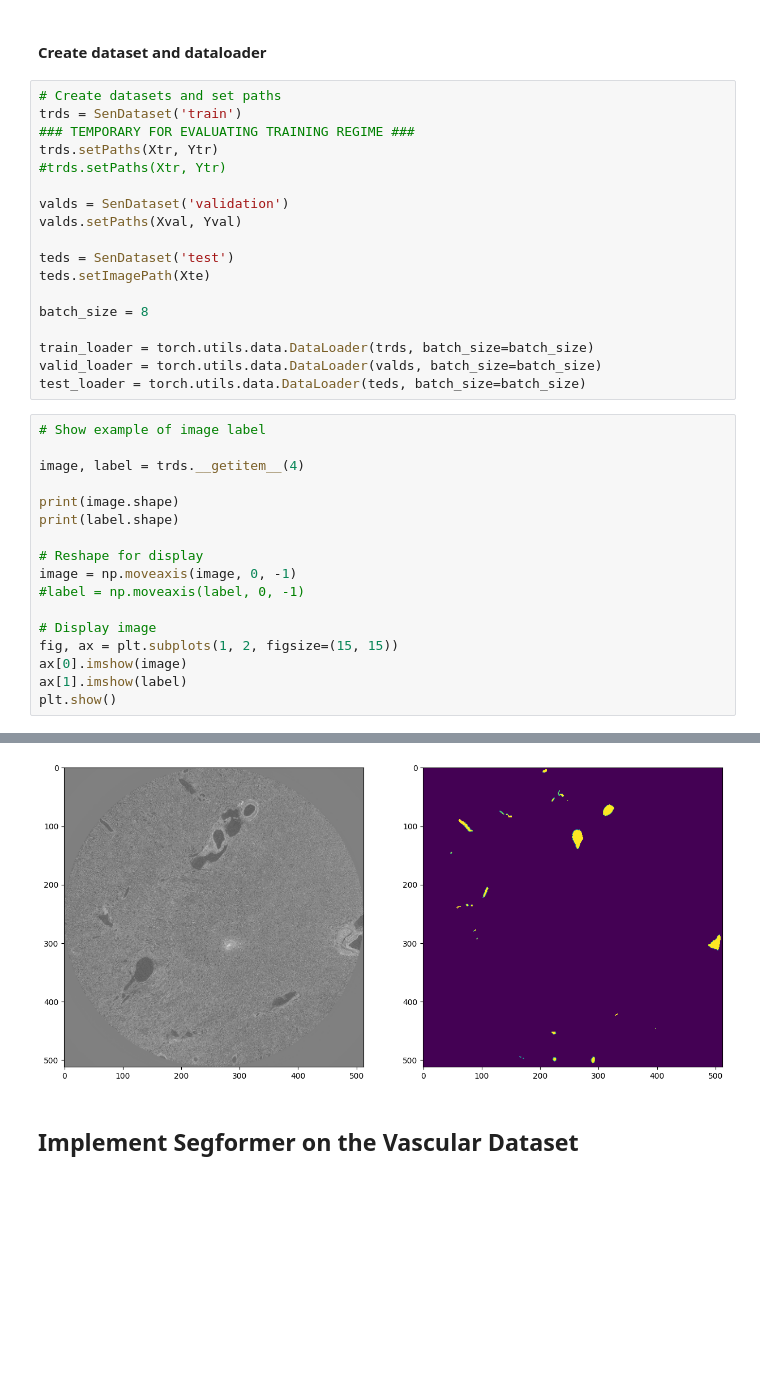
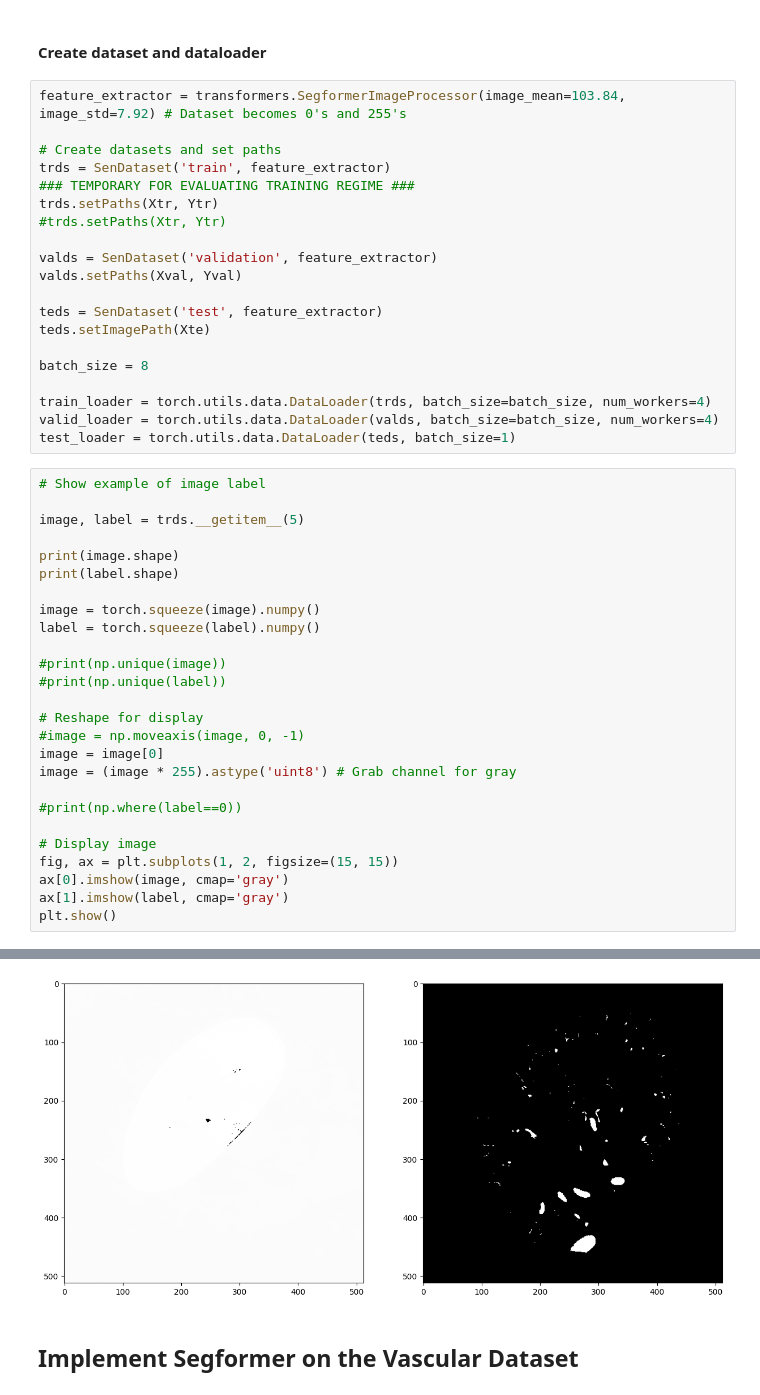
Before and after one commit to Akettle44/SenNetworks, a Jupyter notebook: notebook.ipynb, the cells around one changed output, grey strips where cells are left out. Drawn from its saved outputs; the diff is of its cells as text; blank space fills up the shorter version.

```diff
--- a/notebook.ipynb
+++ b/notebook.ipynb
@@ -178,38 +240,49 @@ Xval: (1486,), Yval: (1486,)
 # %% [markdown]
 #### Create dataset and dataloader
 # %%
+feature_extractor = transformers.SegformerImageProcessor(image_mean=103.84, image_std=7.92) # Dataset becomes 0's and 255's
+
 # Create datasets and set paths
-trds = SenDataset('train')
+trds = SenDataset('train', feature_extractor)
 ### TEMPORARY FOR EVALUATING TRAINING REGIME ###
 trds.setPaths(Xtr, Ytr)
 #trds.setPaths(Xtr, Ytr)
 
-valds = SenDataset('validation')
+valds = SenDataset('validation', feature_extractor)
 valds.setPaths(Xval, Yval)
 
-teds = SenDataset('test')
+teds = SenDataset('test', feature_extractor)
 teds.setImagePath(Xte)
 
 batch_size = 8
 
-train_loader = torch.utils.data.DataLoader(trds, batch_size=batch_size)
-valid_loader = torch.utils.data.DataLoader(valds, batch_size=batch_size)
-test_loader = torch.utils.data.DataLoader(teds, batch_size=batch_size)
+train_loader = torch.utils.data.DataLoader(trds, batch_size=batch_size, num_workers=4)
+valid_loader = torch.utils.data.DataLoader(valds, batch_size=batch_size, num_workers=4)
+test_loader = torch.utils.data.DataLoader(teds, batch_size=1)
 # %%
 # Show example of image label
 
-image, label = trds.__getitem__(4)
+image, label = trds.__getitem__(5)
 
 print(image.shape)
 print(label.shape)
 
+image = torch.squeeze(image).numpy()
+label = torch.squeeze(label).numpy()
+
+#print(np.unique(image))
+#print(np.unique(label))
+
 # Reshape for display
-image = np.moveaxis(image, 0, -1)
-#label = np.moveaxis(label, 0, -1)
+#image = np.moveaxis(image, 0, -1)
+image = image[0]
+image = (image * 255).astype('uint8') # Grab channel for gray
+
+#print(np.where(label==0))
 
 # Display image
 fig, ax = plt.subplots(1, 2, figsize=(15, 15))
-ax[0].imshow(image)
-ax[1].imshow(label)
+ax[0].imshow(image, cmap='gray')
+ax[1].imshow(label, cmap='gray')
 plt.show()
 # %% [output]
@@ -218,4 +291,4 @@ plt.show()
-[figure, old version]
+[figure, new version]
 # %% [markdown]
 ## Implement Segformer on the Vascular Dataset
 # %% [markdown]
```
Also changed, not shown: parts of 12 cells of this notebook.
